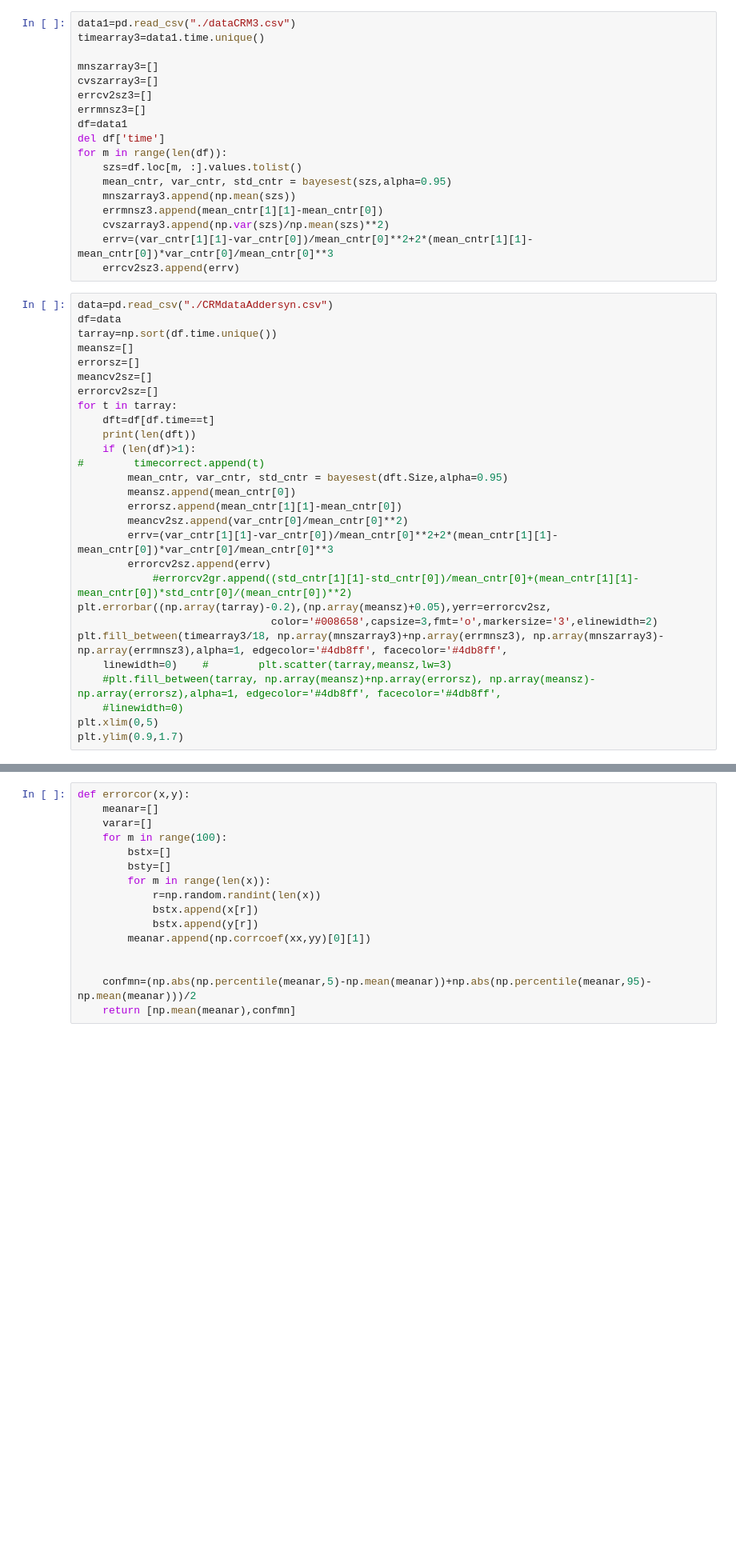
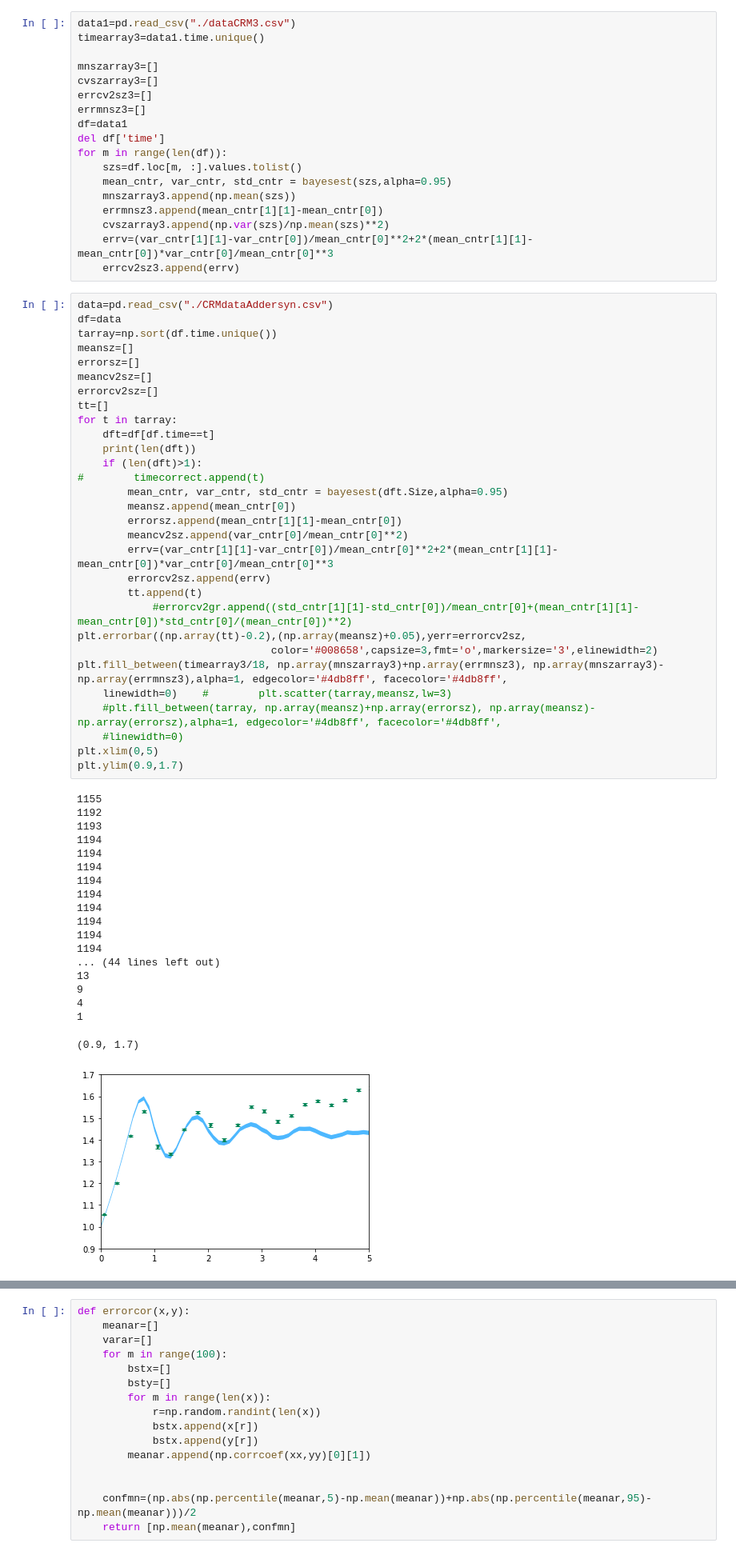
Before and after one commit to SystemsBiologyUniandes/OscillationsData, a Jupyter notebook: oscilationsdata.ipynb, the cells around one changed output, grey strips where cells are left out. Shown at 80% size. Saved outputs shown, nothing was run; the diff lists cells and outputs as text; blank space fills up the shorter version.

```diff
--- a/oscilationsdata.ipynb
+++ b/oscilationsdata.ipynb
@@ -507,31 +588,53 @@ for m in range(len(df)):
 # %%
 data=pd.read_csv("./CRMdataAddersyn.csv")
 df=data
 tarray=np.sort(df.time.unique())
 meansz=[]
 errorsz=[]
 meancv2sz=[]
 errorcv2sz=[]
+tt=[]
 for t in tarray:
     dft=df[df.time==t]
     print(len(dft))
-    if (len(df)>1):
+    if (len(dft)>1):
 #        timecorrect.append(t)
         mean_cntr, var_cntr, std_cntr = bayesest(dft.Size,alpha=0.95)
         meansz.append(mean_cntr[0])
         errorsz.append(mean_cntr[1][1]-mean_cntr[0])
         meancv2sz.append(var_cntr[0]/mean_cntr[0]**2)
         errv=(var_cntr[1][1]-var_cntr[0])/mean_cntr[0]**2+2*(mean_cntr[1][1]-mean_cntr[0])*var_cntr[0]/mean_cntr[0]**3
         errorcv2sz.append(errv)
+        tt.append(t)
             #errorcv2gr.append((std_cntr[1][1]-std_cntr[0])/mean_cntr[0]+(mean_cntr[1][1]-mean_cntr[0])*std_cntr[0]/(mean_cntr[0])**2)
-plt.errorbar((np.array(tarray)-0.2),(np.array(meansz)+0.05),yerr=errorcv2sz,
+plt.errorbar((np.array(tt)-0.2),(np.array(meansz)+0.05),yerr=errorcv2sz,
                                color='#008658',capsize=3,fmt='o',markersize='3',elinewidth=2)
 plt.fill_between(timearray3/18, np.array(mnszarray3)+np.array(errmnsz3), np.array(mnszarray3)-np.array(errmnsz3),alpha=1, edgecolor='#4db8ff', facecolor='#4db8ff',
     linewidth=0)    #        plt.scatter(tarray,meansz,lw=3)
     #plt.fill_between(tarray, np.array(meansz)+np.array(errorsz), np.array(meansz)-np.array(errorsz),alpha=1, edgecolor='#4db8ff', facecolor='#4db8ff',
     #linewidth=0)
 plt.xlim(0,5)
 plt.ylim(0.9,1.7)
+# %% [output]
+1155
+1192
+1193
+1194
+1194
+1194
+1194
+1194
+1194
+1194
+1194
+1194
+... (44 lines left out)
+13
+9
+4
+1
+(0.9, 1.7)
+[figure, added]
 # %%
 data=pd.read_csv("./CRMdataAddersyn.csv")
 df=data
```
Also changed, not shown: parts of 39 cells of this notebook, 1 other file.
